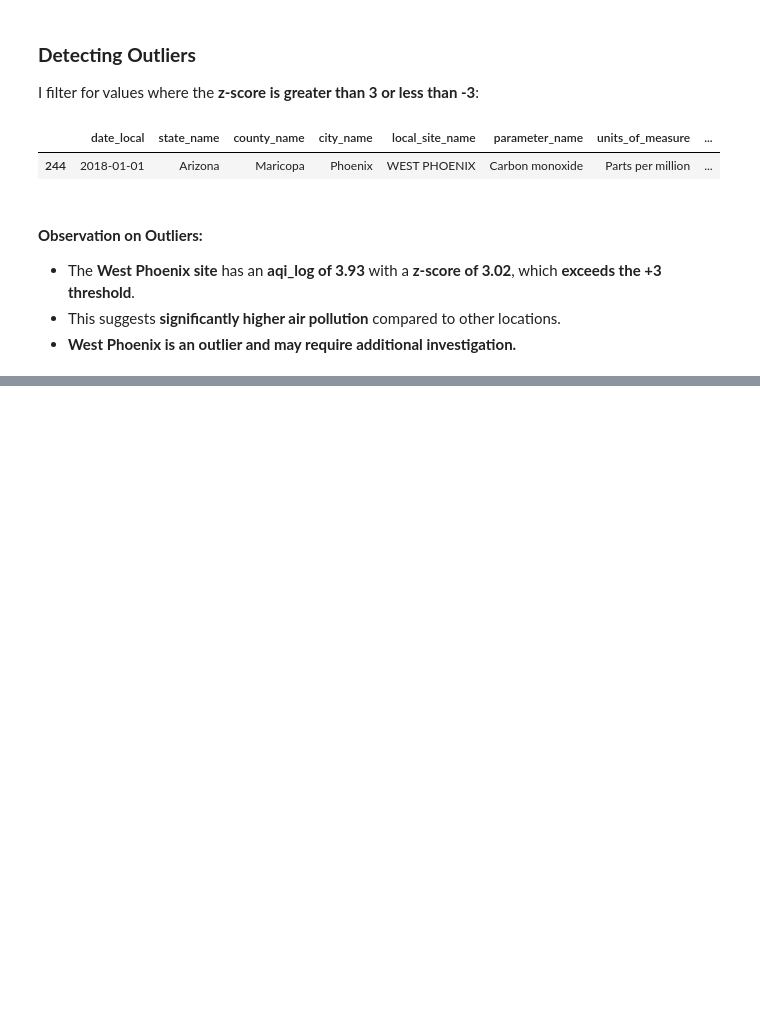
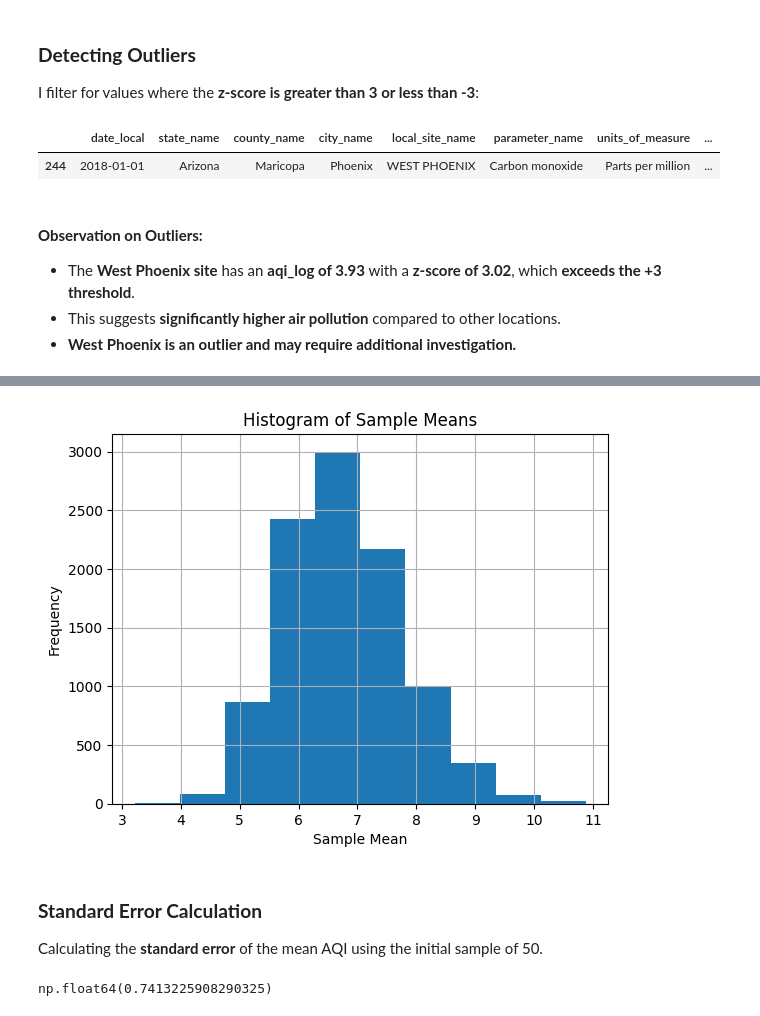
Before and after one commit to Cyberoctane29/EPA-Carbon-Monoxide-AQI-Analysis, a Jupyter notebook: epa_carbon_monoxide_aqi_analysis.ipynb, the cells around one changed output, grey strips where cells are left out. Cells and saved outputs as stored; diff of their text form; code cells hidden in the pictures; blank space fills up the shorter version.

```diff
--- a/epa_carbon_monoxide_aqi_analysis.ipynb
+++ b/epa_carbon_monoxide_aqi_analysis.ipynb
@@ -411,0 +516,10 @@ use for last section
+# %%
+estimate_list = [epa_data['aqi'].sample(n=50, replace=True).mean() for _ in range(10000)]
+
+# Convert to DataFrame
+estimate_df = pd.DataFrame({'estimate': estimate_list})
+
+# Compute the mean of sample means
+mean_sample_means = estimate_df['estimate'].mean()
+
+mean_sample_means
@@ -411,0 +538,18 @@ use for last section
+# %%
+estimate_df['estimate'].hist()
+plt.xlabel('Sample Mean')
+plt.ylabel('Frequency')
+plt.title('Histogram of Sample Means')
+plt.show()
+# %% [output]
+[figure, added]
+# %% [markdown]
+
+### **Standard Error Calculation**
+
+Calculating the **standard error** of the mean AQI using the initial sample of 50.
+# %%
+standard_error = sampled_data['aqi'].std() / np.sqrt(len(sampled_data))
+standard_error
+# %% [output]
+np.float64(0.7413225908290325)
```
Also changed, not shown: parts of 55 cells of this notebook.
